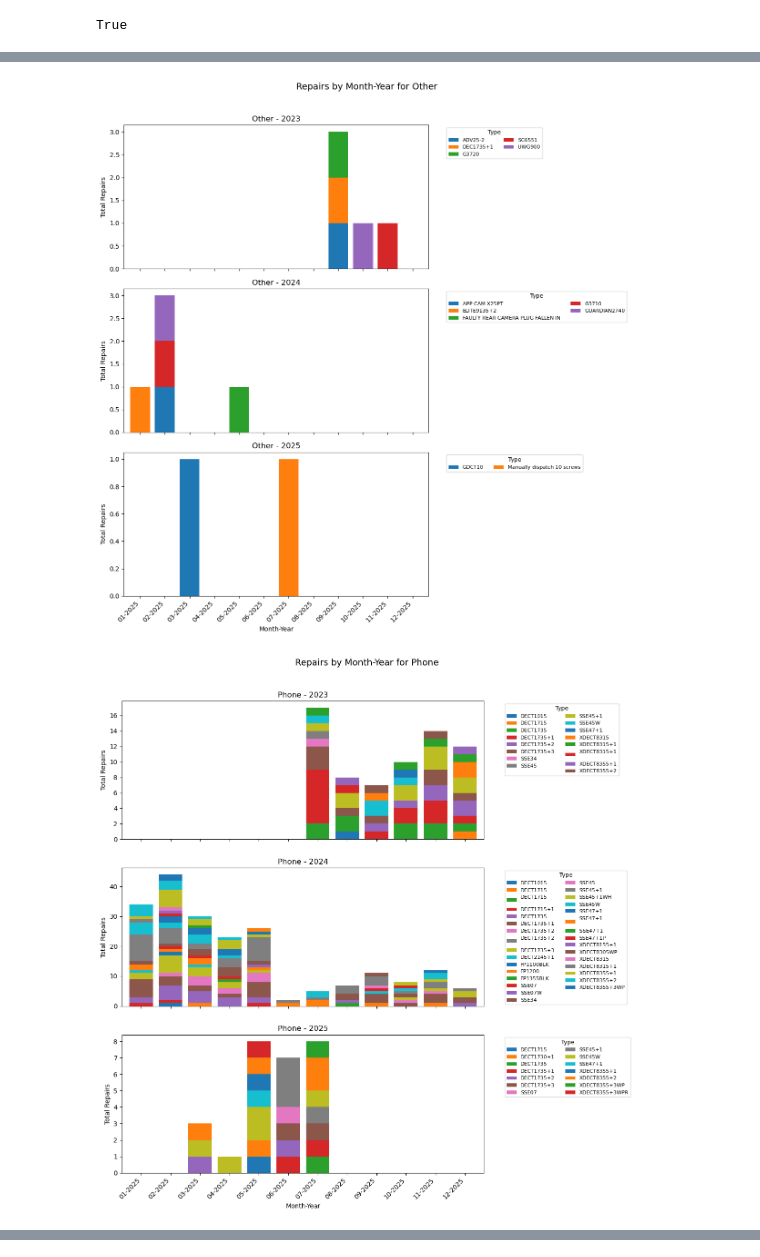
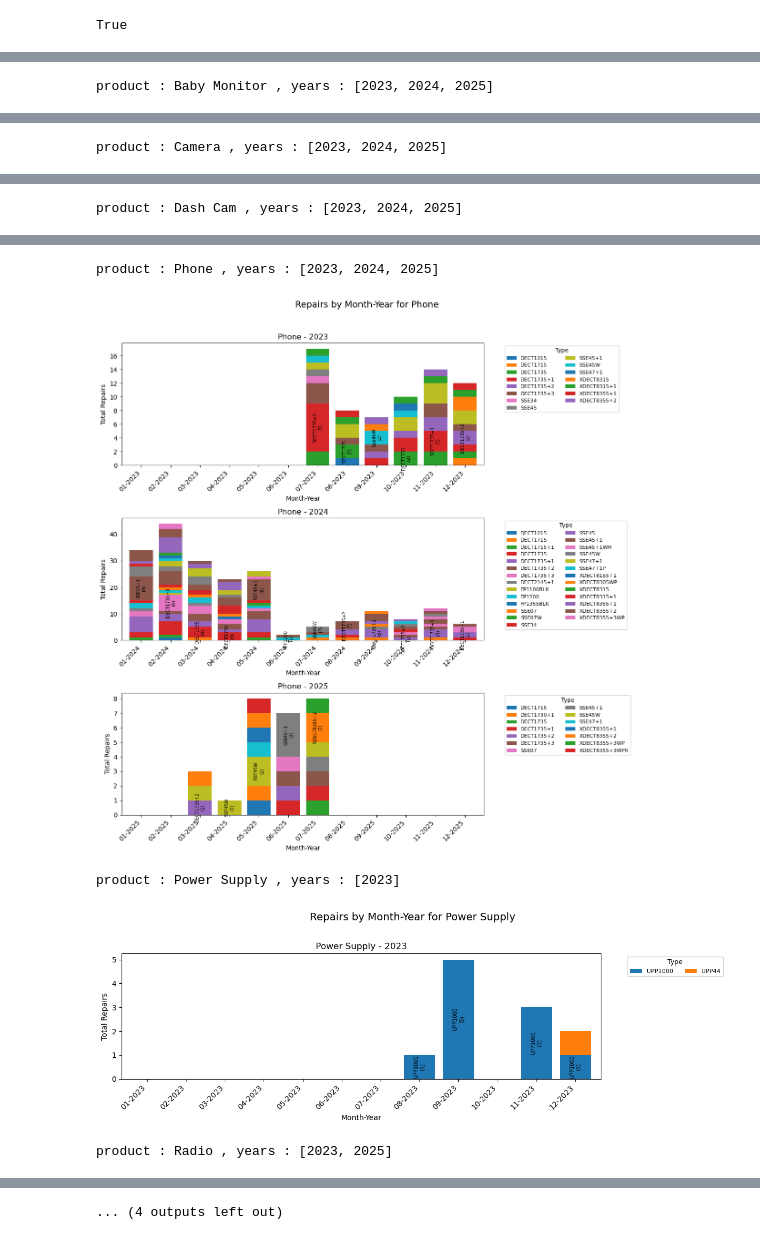
Before and after one commit to sumitra0420/repaired-jobs-analysis, a Jupyter notebook: data-exploration.ipynb, the cells around one changed output, grey strips where cells are left out. Drawn from its saved outputs; the diff is of its cells as text; code cells hidden in the pictures.

Commit message:
create graphs

```diff
--- a/data-exploration.ipynb
+++ b/data-exploration.ipynb
@@ -45,0 +48,4 @@ df.head(10)
+# %%
+df = df[(df['Type'].notnull()) & (df['Type']!="")]
+
+check_values(df,['Type'])
@@ -107,3 +128,8 @@ df.head(5)
 | 2 | SC5370 | DECT1735+1 | 28001374 | CRACKLING SOUNDS FROM MIC WHEN SP... | Tested and checked all working - ... | Done | 2023-07-13 00:00:00 | Phone |
 | 3 | SC5375 | DECT1735+1 | 28016969 | BASE UNIT WILL NOT CHARGE THE HAN... | Fault has been confirmed. The bas... | Done | 2023-07-13 00:00:00 | Phone |
 | 4 | SC5395 | SSE45+1 | 28001187 | HANDSET BUTTONS WILL NOT WORK ON ... | The base adapter was not provided... | Done | 2023-07-13 00:00:00 | Phone |
+# %%
+# date
+df = df[(df['Date'].notnull()) & (df['Date']!="")]
+
+check_values(df,['Date'])
@@ -109,0 +184,6 @@ df.head(5)
+# %%
+# Remove Product Service / Unknown / Other - There are 2 ways .isin([])
+#df = df[~df['Product'].isin(['Service/Maintenace', 'Other'])]
+df = df[~df['Product'].str.contains('Service/Maintenance') & ~df['Product'].str.contains('Unknown') & ~df['Product'].str.contains('Other') ]
+
+check_values(df,['Product'])
@@ -110,27 +208,16 @@ df.head(5)
+# %%
+# Create Month-Year column in format "MM-YYYY"
+df['Month-Year'] = df['Month'].astype(str).str.zfill(2) + "-" + df['Year'].astype(str)
 # %%
-# Since datetime conversion failed, extract Year and Month-Year from string
-# Assuming your date format is like DD/MM/YYYY or similar
-df['Date_str'] = df['Date'].astype(str).str.strip()
-
-# Extract Year and Month-Year using string operations
-# Adjust the splitting logic based on your actual date format
-df['Year'] = df['Date_str'].str.split('-').str[0]  # Gets the year part
-df['Month'] = df['Date_str'].str.split('-').str[1]  # Gets the month part
-df['Month-Year'] = df['Month'] + '-' + df['Year']   # Creates Month-Year format
-
-# Convert Year to numeric for sorting
-df['Year'] = pd.to_numeric(df['Year'], errors='coerce')
-
-# Remove rows where year extraction failed
-df = df.dropna(subset=['Year'])
-
 # Loop through each Product
 for product in sorted(df['Product'].unique()):
     df_prod = df[df['Product'] == product]
     years = sorted(df_prod['Year'].unique())
+    print(f"product : {product} , years : {years}")
 
     # Create subplots for this product (1 subplot per year)
-    fig, axes = plt.subplots(len(years), 1, figsize=(12, 4*len(years)), sharex=True)
+    fig, axes = plt.subplots(len(years), 1, figsize=(12, 4*len(years)), sharex=False)
+
     if len(years) == 1:
         axes = [axes]  # Make iterable if only 1 year
 
@@ -154,7 +241,28 @@ for product in sorted(df['Product'].unique()):
             counts = pd.DataFrame(0, index=all_months, columns=all_types)
 
         # Plot vertical bars
-        counts.plot(kind='bar', stacked=True, ax=ax, width=0.8)
+        bars = counts.plot(kind='bar', stacked=True, ax=ax, width=0.8)
+        for i, month in enumerate(counts.index):
+            # Get values for this month
+            values = counts.loc[month]
+            if values.sum() == 0:
+                continue  # skip empty months
+
+            # Find the type with the highest count
+            top_type = values.idxmax()
+            top_value = values.max()
+
+            # Find the corresponding bar segment
+            container_index = list(counts.columns).index(top_type)
+            bar = bars.containers[container_index][i]
+
+            # Place text in the middle of that segment
+            ax.text(
+                bar.get_x() + bar.get_width() / 2,
+                bar.get_y() + bar.get_height() / 2,
+                f"{top_type}\n({int(top_value)})",  # show type and value
+                ha="center", va="center", fontsize=7, rotation=90
+            )
         ax.set_title(f"{product} - {int(year)}")
         ax.set_xlabel("Month-Year")
         ax.set_ylabel("Total Repairs")
@@ -178,3 +286,4 @@ for product in sorted(df['Product'].unique()):
     plt.tight_layout()
     plt.show()
 # %% [output]
+product : Baby Monitor , years : [2023, 2024, 2025]
@@ -181,0 +291 @@ for product in sorted(df['Product'].unique()):
+product : Camera , years : [2023, 2024, 2025]
@@ -182,0 +293 @@ for product in sorted(df['Product'].unique()):
+product : Dash Cam , years : [2023, 2024, 2025]
@@ -184,2 +295,5 @@ for product in sorted(df['Product'].unique()):
+product : Phone , years : [2023, 2024, 2025]
-[figure, old version]
+[figure, new version]
+product : Power Supply , years : [2023]
-[figure, old version]
+[figure, new version]
+product : Radio , years : [2023, 2025]
@@ -192 +301,2 @@ for product in sorted(df['Product'].unique()):
+... (4 outputs left out)
 # %%
```
Also changed, not shown: parts of 22 cells of this notebook, 1 other file.
